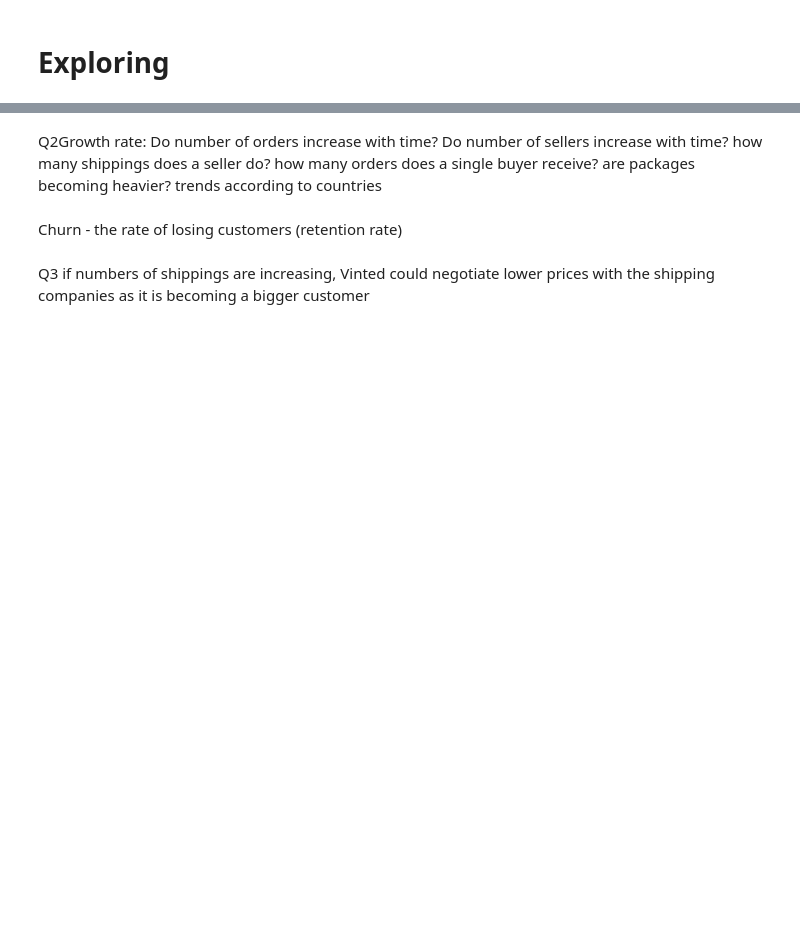
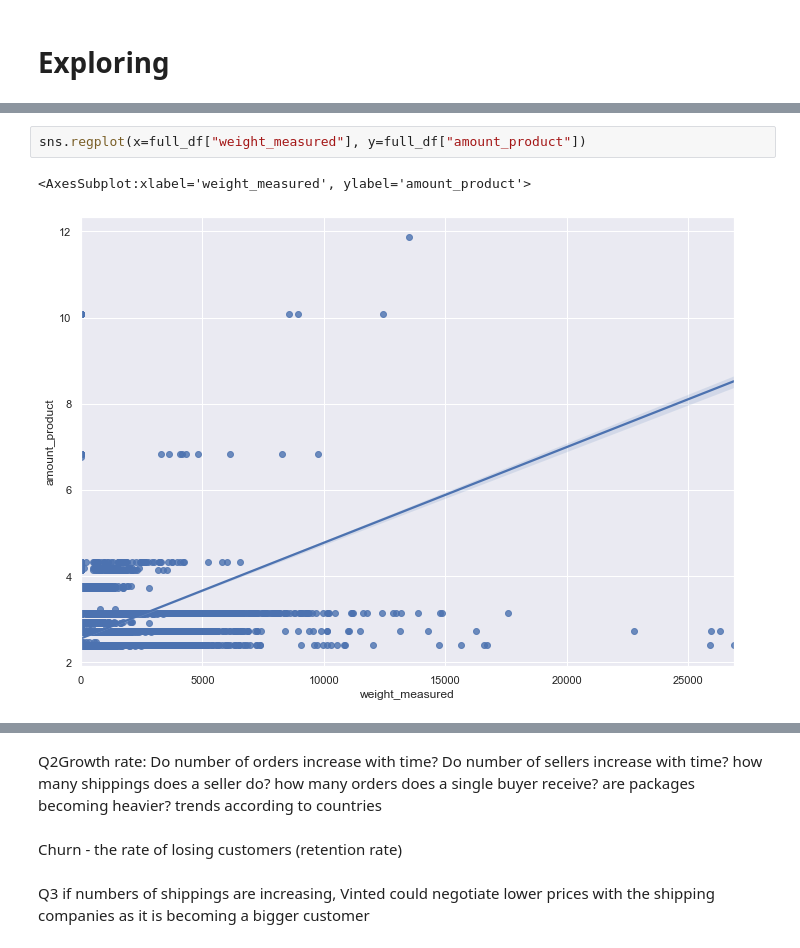
Before and after one commit to evalkova/vinted_task, a Jupyter notebook: vinted_notebook.ipynb, the cells around one changed output, grey strips where cells are left out. Drawn from its saved outputs; the diff is of its cells as text; blank space fills up the shorter version.

```diff
--- a/vinted_notebook.ipynb
+++ b/vinted_notebook.ipynb
@@ -291,0 +401,5 @@ product_provider_invoices_shipments_df.describe()
+# %%
+sns.regplot(x=full_df["weight_measured"], y=full_df["amount_product"])
+# %% [output]
+<AxesSubplot:xlabel='weight_measured', ylabel='amount_product'>
+[figure, added]
```
Also changed, not shown: parts of 27 cells of this notebook.
